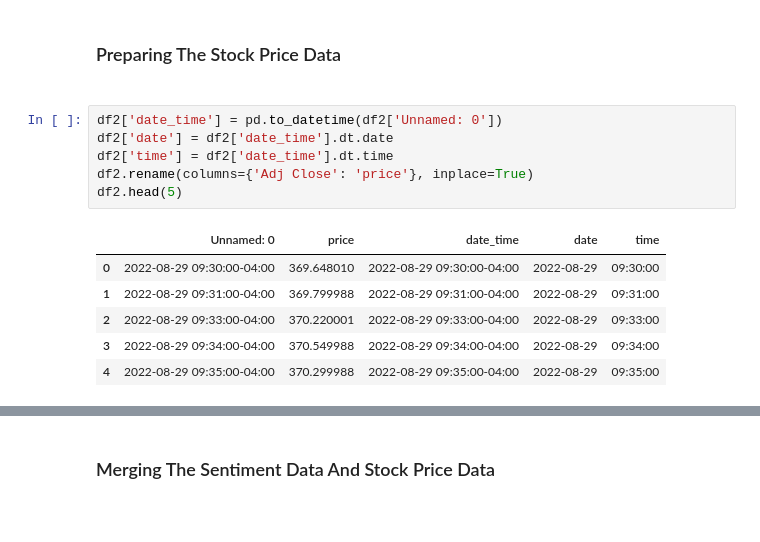
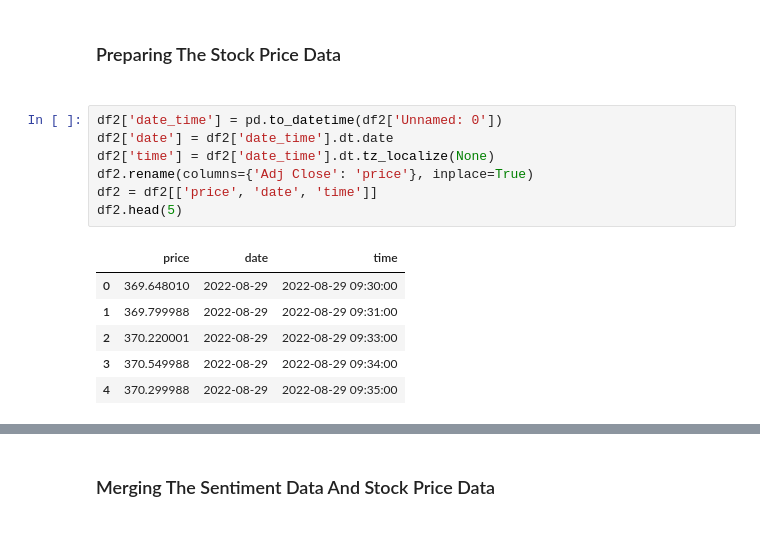
Before and after one commit to AndersonShroeder/Stock-Lstm, a Jupyter notebook: Short Run Prediction/analysis.ipynb, the cells around one changed output, grey strips where cells are left out. Saved outputs shown, nothing was run; the diff lists cells and outputs as text.

```diff
--- a/Short Run Prediction/analysis.ipynb
+++ b/Short Run Prediction/analysis.ipynb
@@ -22,14 +41,15 @@ df2.head()
 # %%
 df2['date_time'] = pd.to_datetime(df2['Unnamed: 0'])
 df2['date'] = df2['date_time'].dt.date
-df2['time'] = df2['date_time'].dt.time
+df2['time'] = df2['date_time'].dt.tz_localize(None)
 df2.rename(columns={'Adj Close': 'price'}, inplace=True)
+df2 = df2[['price', 'date', 'time']]
 df2.head(5)
 # %% [output]
-|  | Unnamed: 0 | price | date_time | date | time |
-| 0 | 2022-08-29 09:30:00-04:00 | 369.648010 | 2022-08-29 09:30:00-04:00 | 2022-08-29 | 09:30:00 |
-| 1 | 2022-08-29 09:31:00-04:00 | 369.799988 | 2022-08-29 09:31:00-04:00 | 2022-08-29 | 09:31:00 |
-| 2 | 2022-08-29 09:33:00-04:00 | 370.220001 | 2022-08-29 09:33:00-04:00 | 2022-08-29 | 09:33:00 |
-| 3 | 2022-08-29 09:34:00-04:00 | 370.549988 | 2022-08-29 09:34:00-04:00 | 2022-08-29 | 09:34:00 |
-| 4 | 2022-08-29 09:35:00-04:00 | 370.299988 | 2022-08-29 09:35:00-04:00 | 2022-08-29 | 09:35:00 |
+|  | price | date | time |
+| 0 | 369.648010 | 2022-08-29 | 2022-08-29 09:30:00 |
+| 1 | 369.799988 | 2022-08-29 | 2022-08-29 09:31:00 |
+| 2 | 370.220001 | 2022-08-29 | 2022-08-29 09:33:00 |
+| 3 | 370.549988 | 2022-08-29 | 2022-08-29 09:34:00 |
+| 4 | 370.299988 | 2022-08-29 | 2022-08-29 09:35:00 |
 # %%
```
Also changed, not shown: parts of 17 cells of this notebook, 2 other files.
